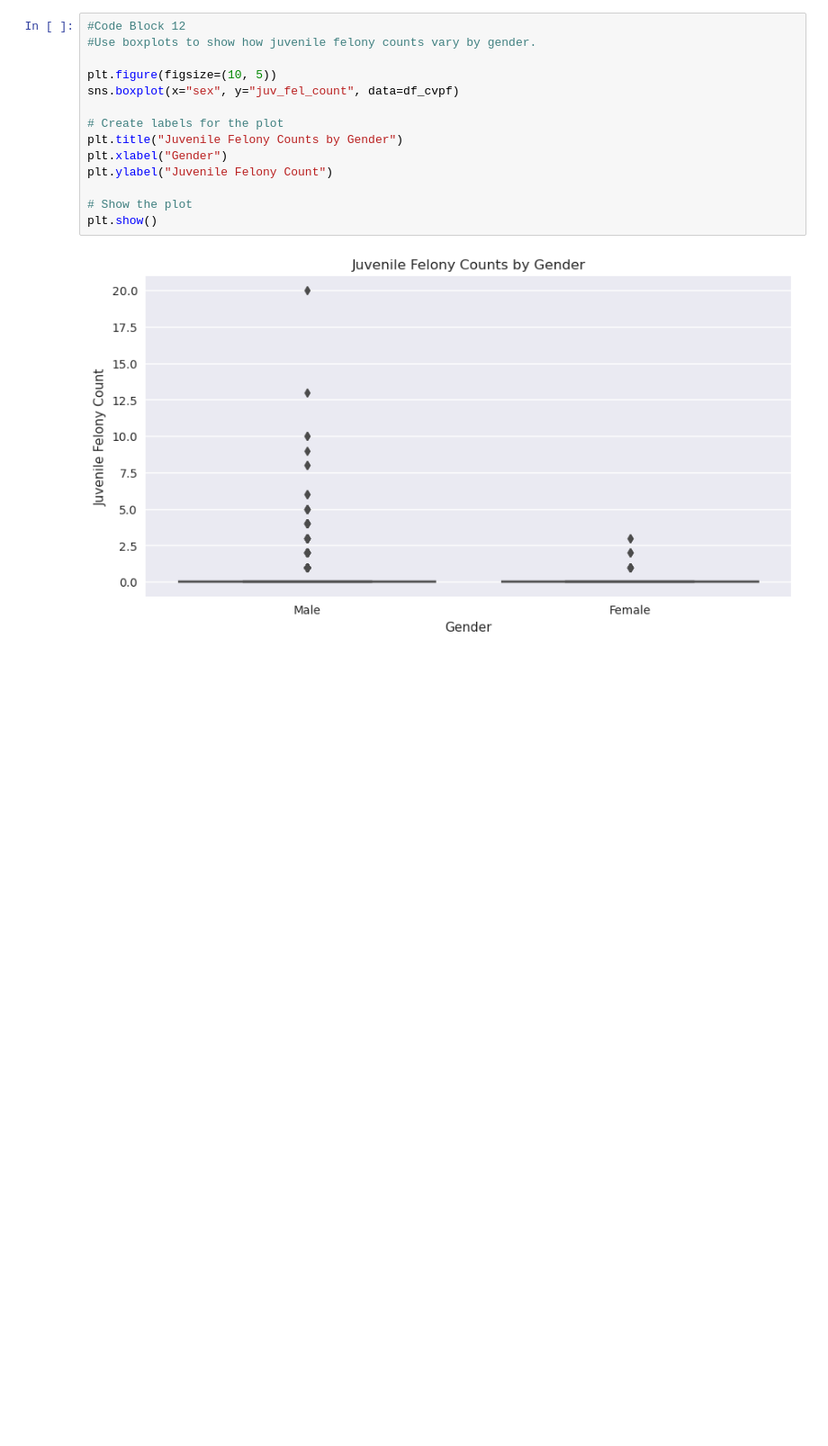
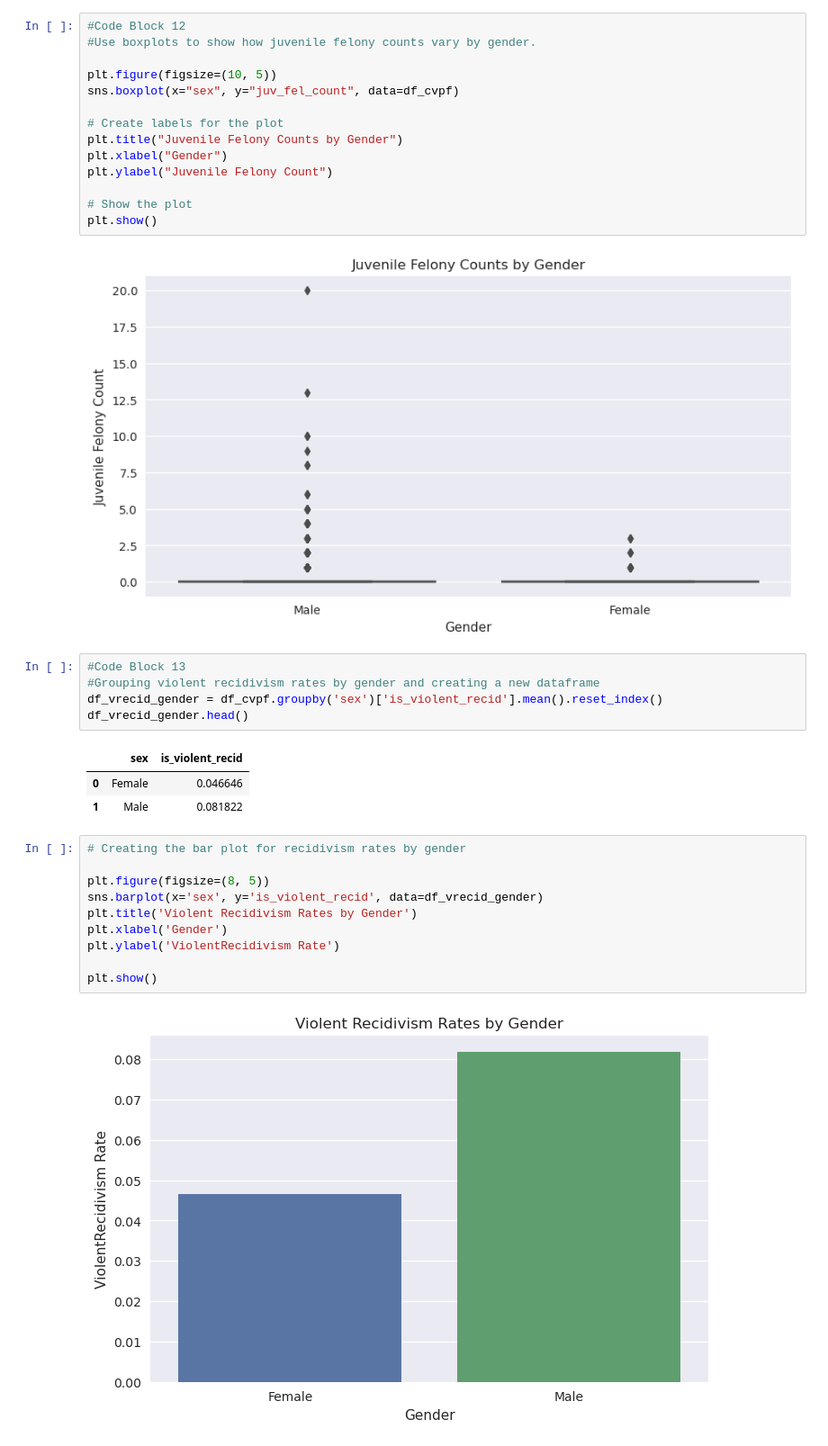
Before and after one commit to chance-roberts/DATA6550-Bias, a Jupyter notebook: Code/Noblit/ANoblit_Group6_P1.ipynb, the cells around one changed output. Shown: that part at 90% size. Cells and saved outputs as stored; diff of their text form; blank space fills up the shorter version.

Commit message:
Update ANoblit_Group6_P1.ipynb
updated notebook. This still needs cleaning up but I wanted to get what I had at this point in the shared folder

```diff
--- a/Code/Noblit/ANoblit_Group6_P1.ipynb
+++ b/Code/Noblit/ANoblit_Group6_P1.ipynb
@@ -188,3 +172,24 @@ plt.ylabel("Juvenile Felony Count")
 plt.show()
 # %% [output]
 [figure]
+# %%
+#Code Block 13
+#Grouping violent recidivism rates by gender and creating a new dataframe
+df_vrecid_gender = df_cvpf.groupby('sex')['is_violent_recid'].mean().reset_index()
+df_vrecid_gender.head()
+# %% [output]
+|  | sex | is_violent_recid |
+| 0 | Female | 0.046646 |
+| 1 | Male | 0.081822 |
+# %%
+# Creating the bar plot for recidivism rates by gender
+
+plt.figure(figsize=(8, 5))
+sns.barplot(x='sex', y='is_violent_recid', data=df_vrecid_gender)
+plt.title('Violent Recidivism Rates by Gender')
+plt.xlabel('Gender')
+plt.ylabel('ViolentRecidivism Rate')
+
+plt.show()
+# %% [output]
+[figure, added]
```
Also changed, not shown: parts of 3 cells of this notebook.
